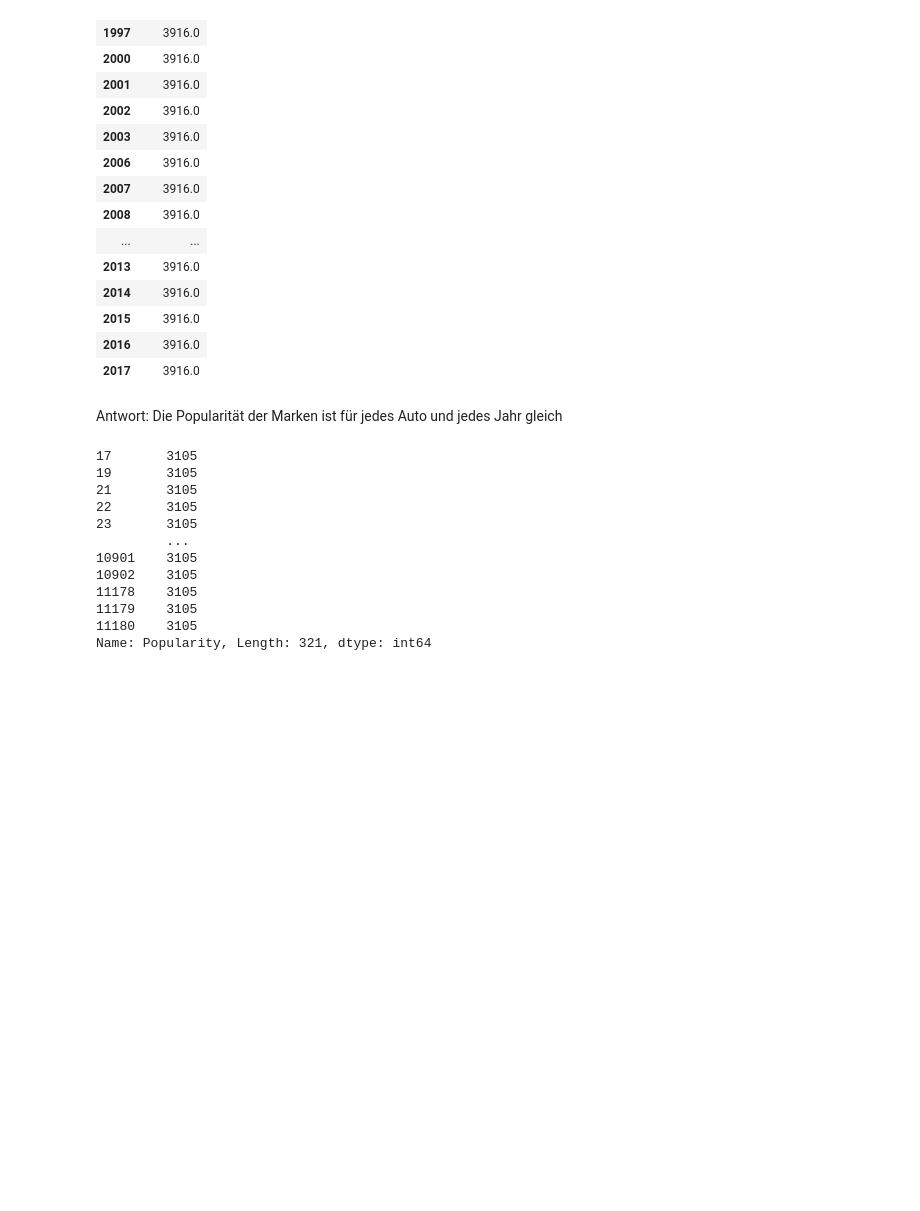
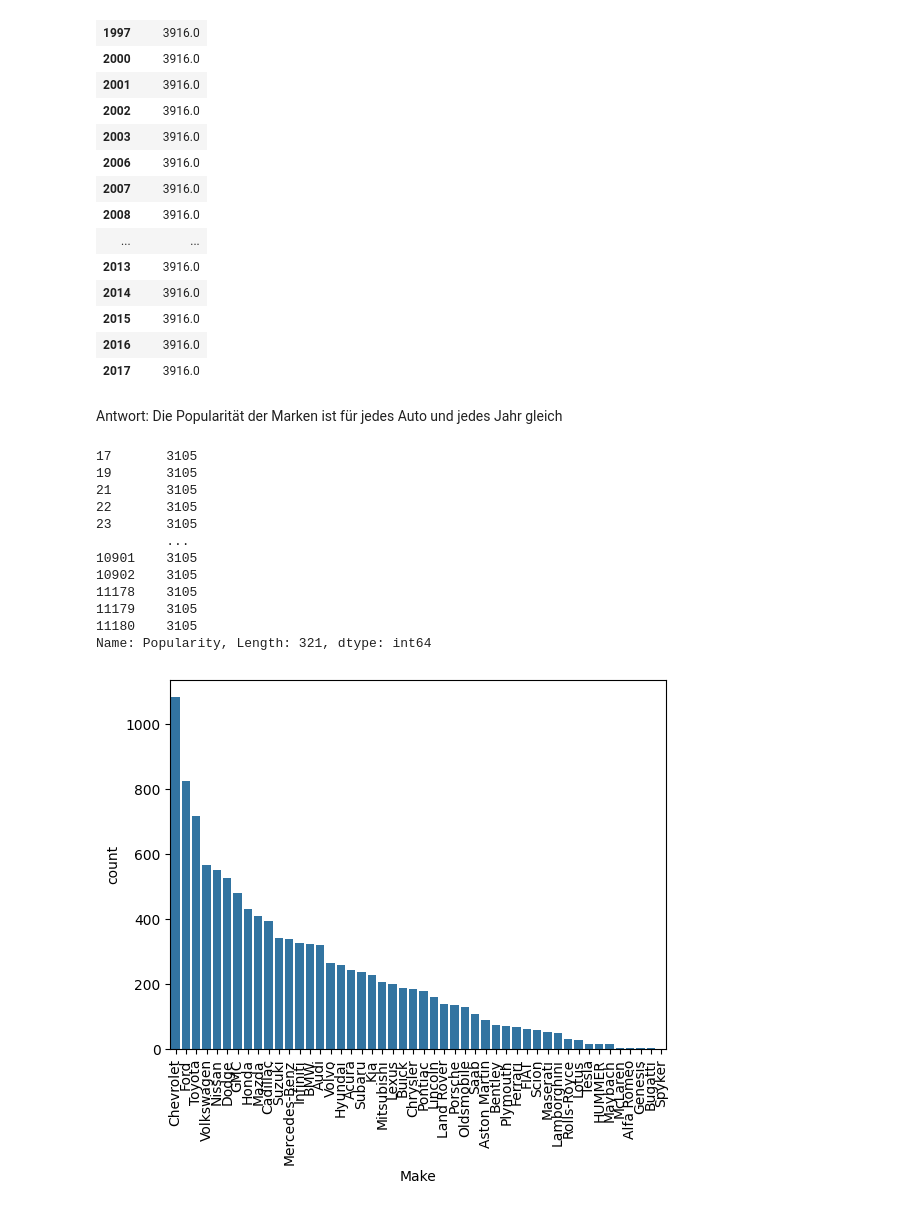
Before and after one commit to co-dex-gmbh/python-data-science-g5, a Jupyter notebook: KW2&3/car-features/notebooks/eda.ipynb, the cells around one changed output. Saved outputs shown, nothing was run; the diff lists cells and outputs as text; code cells hidden in the pictures; blank space fills up the shorter version.

```diff
--- a/KW2&3/car-features/notebooks/eda.ipynb
+++ b/KW2&3/car-features/notebooks/eda.ipynb
@@ -376,3 +363,8 @@ df_no_duplicates[df_no_duplicates["Make"] == "Audi"]["Popularity"]
 11179    3105
 11180    3105
 Name: Popularity, Length: 321, dtype: int64
+# %%
+sns.barplot(df_no_duplicates["Make"].value_counts())
+plt.xticks(rotation=90);
+# %% [output]
+[figure, added]
```
Also changed, not shown: parts of 10 cells of this notebook, 5 other files.
